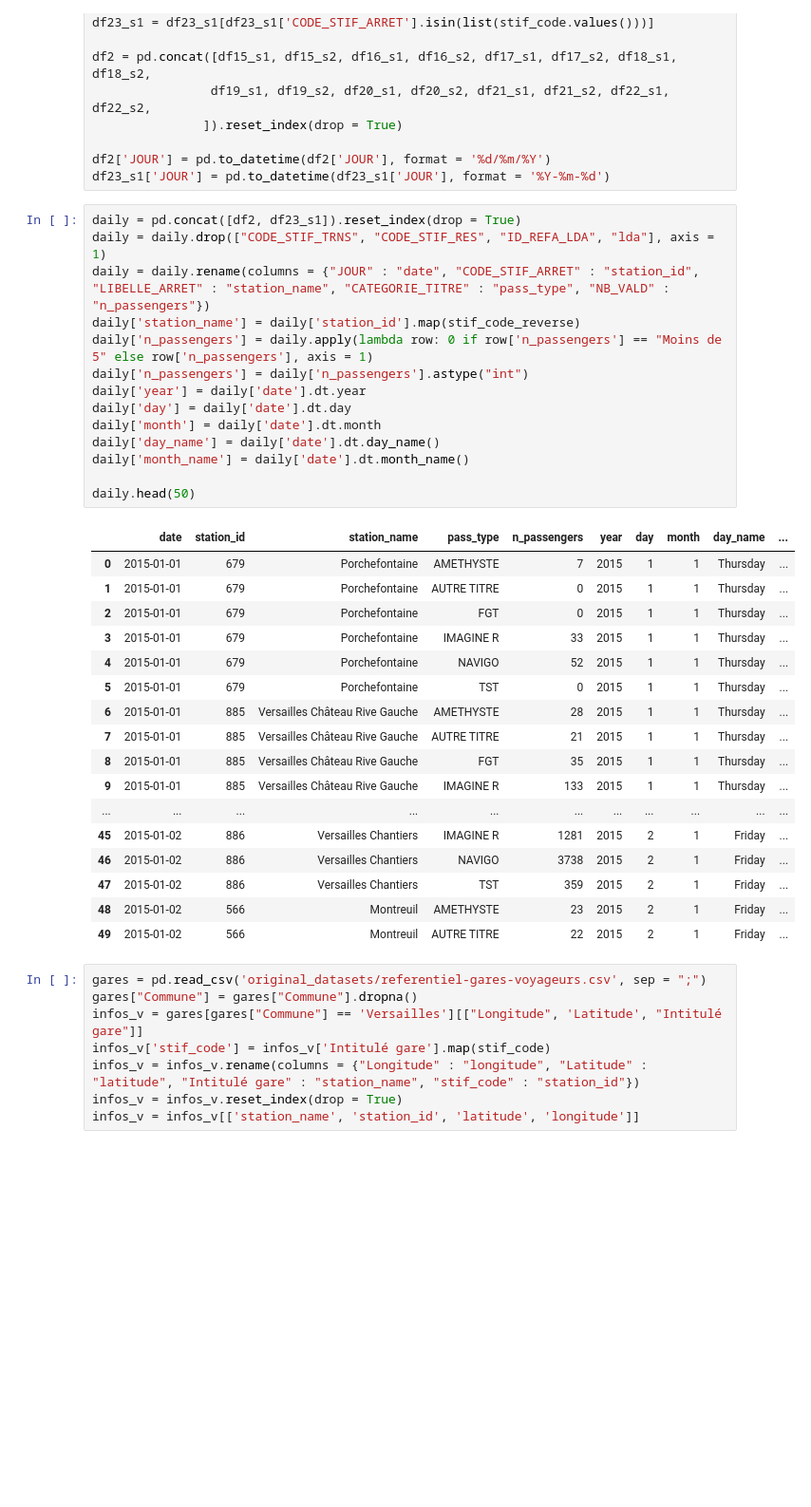
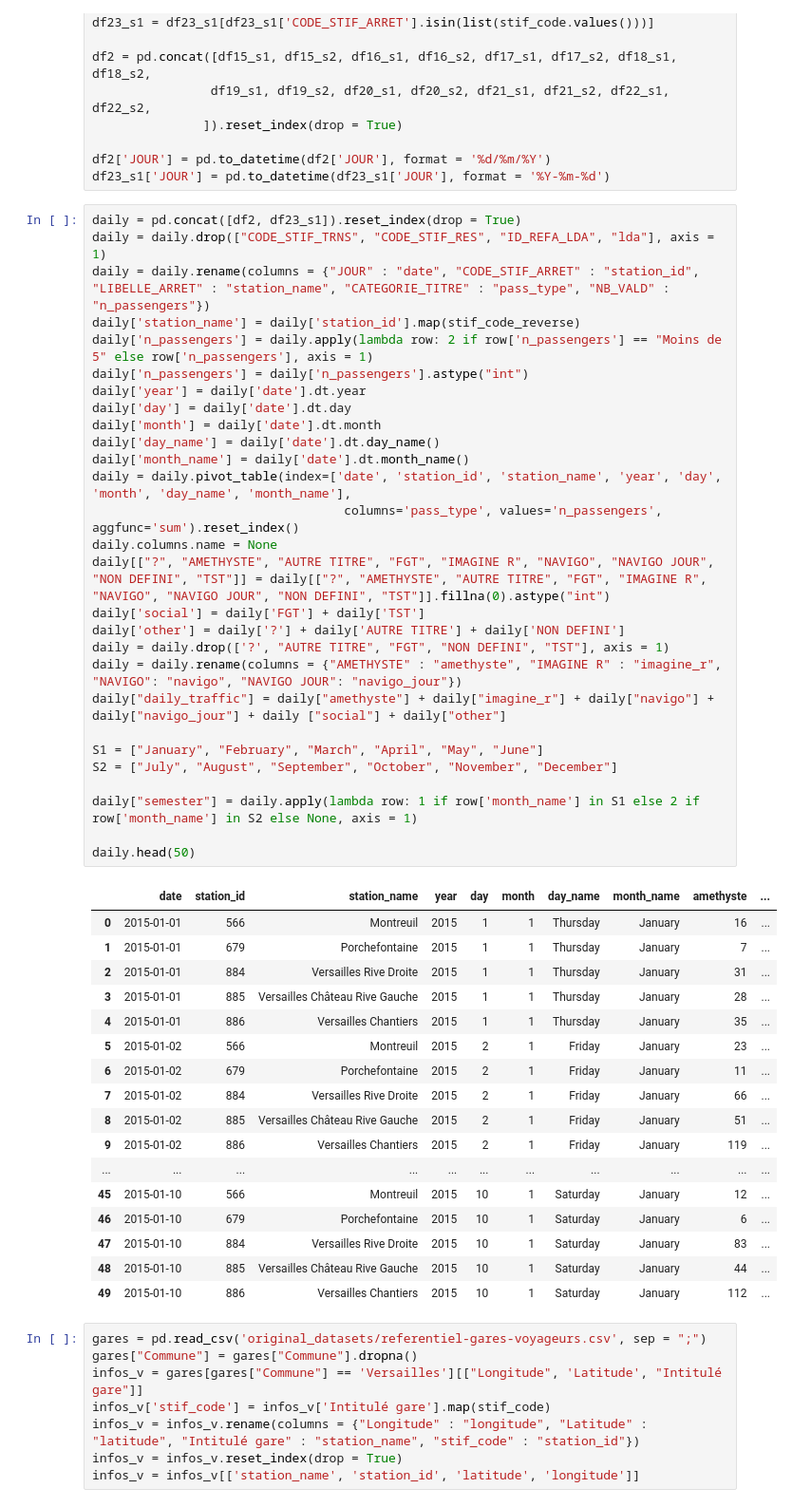
Before and after one commit to lucas-lfp/even-flow__railway-traffic-dashboard, a Jupyter notebook: ef_versailles.ipynb, the cells around one changed output. Shown at 95% size. Saved outputs shown, nothing was run; the diff lists cells and outputs as text; blank space fills up the shorter version.

Commit message:
merges daily and daily_gb

```diff
--- a/ef_versailles.ipynb
+++ b/ef_versailles.ipynb
@@ -128,35 +131,49 @@ df23_s1['JOUR'] = pd.to_datetime(df23_s1['JOUR'], format = '%Y-%m-%d')
 # %%
 daily = pd.concat([df2, df23_s1]).reset_index(drop = True)
 daily = daily.drop(["CODE_STIF_TRNS", "CODE_STIF_RES", "ID_REFA_LDA", "lda"], axis = 1)
 daily = daily.rename(columns = {"JOUR" : "date", "CODE_STIF_ARRET" : "station_id", "LIBELLE_ARRET" : "station_name", "CATEGORIE_TITRE" : "pass_type", "NB_VALD" : "n_passengers"})
 daily['station_name'] = daily['station_id'].map(stif_code_reverse)
-daily['n_passengers'] = daily.apply(lambda row: 0 if row['n_passengers'] == "Moins de 5" else row['n_passengers'], axis = 1)
+daily['n_passengers'] = daily.apply(lambda row: 2 if row['n_passengers'] == "Moins de 5" else row['n_passengers'], axis = 1)
 daily['n_passengers'] = daily['n_passengers'].astype("int")
 daily['year'] = daily['date'].dt.year
 daily['day'] = daily['date'].dt.day
 daily['month'] = daily['date'].dt.month
 daily['day_name'] = daily['date'].dt.day_name()
 daily['month_name'] = daily['date'].dt.month_name()
+daily = daily.pivot_table(index=['date', 'station_id', 'station_name', 'year', 'day', 'month', 'day_name', 'month_name'],
+                                  columns='pass_type', values='n_passengers', aggfunc='sum').reset_index()
+daily.columns.name = None
+daily[["?", "AMETHYSTE", "AUTRE TITRE", "FGT", "IMAGINE R", "NAVIGO", "NAVIGO JOUR", "NON DEFINI", "TST"]] = daily[["?", "AMETHYSTE", "AUTRE TITRE", "FGT", "IMAGINE R", "NAVIGO", "NAVIGO JOUR", "NON DEFINI", "TST"]].fillna(0).astype("int")
+daily['social'] = daily['FGT'] + daily['TST']
+daily['other'] = daily['?'] + daily['AUTRE TITRE'] + daily['NON DEFINI']
+daily = daily.drop(['?', "AUTRE TITRE", "FGT", "NON DEFINI", "TST"], axis = 1)
+daily = daily.rename(columns = {"AMETHYSTE" : "amethyste", "IMAGINE R" : "imagine_r", "NAVIGO": "navigo", "NAVIGO JOUR": "navigo_jour"})
+daily["daily_traffic"] = daily["amethyste"] + daily["imagine_r"] + daily["navigo"] + daily["navigo_jour"] + daily ["social"] + daily["other"]
+
+S1 = ["January", "February", "March", "April", "May", "June"]
+S2 = ["July", "August", "September", "October", "November", "December"]
+
+daily["semester"] = daily.apply(lambda row: 1 if row['month_name'] in S1 else 2 if row['month_name'] in S2 else None, axis = 1)
 
 daily.head(50)
 # %% [output]
-|  | date | station_id | station_name | pass_type | n_passengers | year | day | month | day_name | ... |
-| 0 | 2015-01-01 | 679 | Porchefontaine | AMETHYSTE | 7 | 2015 | 1 | 1 | Thursday | ... |
-| 1 | 2015-01-01 | 679 | Porchefontaine | AUTRE TITRE | 0 | 2015 | 1 | 1 | Thursday | ... |
-| 2 | 2015-01-01 | 679 | Porchefontaine | FGT | 0 | 2015 | 1 | 1 | Thursday | ... |
-| 3 | 2015-01-01 | 679 | Porchefontaine | IMAGINE R | 33 | 2015 | 1 | 1 | Thursday | ... |
-| 4 | 2015-01-01 | 679 | Porchefontaine | NAVIGO | 52 | 2015 | 1 | 1 | Thursday | ... |
-| 5 | 2015-01-01 | 679 | Porchefontaine | TST | 0 | 2015 | 1 | 1 | Thursday | ... |
-| 6 | 2015-01-01 | 885 | Versailles Château Rive Gauche | AMETHYSTE | 28 | 2015 | 1 | 1 | Thursday | ... |
-| 7 | 2015-01-01 | 885 | Versailles Château Rive Gauche | AUTRE TITRE | 21 | 2015 | 1 | 1 | Thursday | ... |
-| 8 | 2015-01-01 | 885 | Versailles Château Rive Gauche | FGT | 35 | 2015 | 1 | 1 | Thursday | ... |
-| 9 | 2015-01-01 | 885 | Versailles Château Rive Gauche | IMAGINE R | 133 | 2015 | 1 | 1 | Thursday | ... |
+|  | date | station_id | station_name | year | day | month | day_name | month_name | amethyste | ... |
+| 0 | 2015-01-01 | 566 | Montreuil | 2015 | 1 | 1 | Thursday | January | 16 | ... |
+| 1 | 2015-01-01 | 679 | Porchefontaine | 2015 | 1 | 1 | Thursday | January | 7 | ... |
+| 2 | 2015-01-01 | 884 | Versailles Rive Droite | 2015 | 1 | 1 | Thursday | January | 31 | ... |
+| 3 | 2015-01-01 | 885 | Versailles Château Rive Gauche | 2015 | 1 | 1 | Thursday | January | 28 | ... |
+| 4 | 2015-01-01 | 886 | Versailles Chantiers | 2015 | 1 | 1 | Thursday | January | 35 | ... |
+| 5 | 2015-01-02 | 566 | Montreuil | 2015 | 2 | 1 | Friday | January | 23 | ... |
+| 6 | 2015-01-02 | 679 | Porchefontaine | 2015 | 2 | 1 | Friday | January | 11 | ... |
+| 7 | 2015-01-02 | 884 | Versailles Rive Droite | 2015 | 2 | 1 | Friday | January | 66 | ... |
+| 8 | 2015-01-02 | 885 | Versailles Château Rive Gauche | 2015 | 2 | 1 | Friday | January | 51 | ... |
+| 9 | 2015-01-02 | 886 | Versailles Chantiers | 2015 | 2 | 1 | Friday | January | 119 | ... |
 | ... | ... | ... | ... | ... | ... | ... | ... | ... | ... | ... |
-| 45 | 2015-01-02 | 886 | Versailles Chantiers | IMAGINE R | 1281 | 2015 | 2 | 1 | Friday | ... |
-| 46 | 2015-01-02 | 886 | Versailles Chantiers | NAVIGO | 3738 | 2015 | 2 | 1 | Friday | ... |
-| 47 | 2015-01-02 | 886 | Versailles Chantiers | TST | 359 | 2015 | 2 | 1 | Friday | ... |
-| 48 | 2015-01-02 | 566 | Montreuil | AMETHYSTE | 23 | 2015 | 2 | 1 | Friday | ... |
-| 49 | 2015-01-02 | 566 | Montreuil | AUTRE TITRE | 22 | 2015 | 2 | 1 | Friday | ... |
+| 45 | 2015-01-10 | 566 | Montreuil | 2015 | 10 | 1 | Saturday | January | 12 | ... |
+| 46 | 2015-01-10 | 679 | Porchefontaine | 2015 | 10 | 1 | Saturday | January | 6 | ... |
+| 47 | 2015-01-10 | 884 | Versailles Rive Droite | 2015 | 10 | 1 | Saturday | January | 83 | ... |
+| 48 | 2015-01-10 | 885 | Versailles Château Rive Gauche | 2015 | 10 | 1 | Saturday | January | 44 | ... |
+| 49 | 2015-01-10 | 886 | Versailles Chantiers | 2015 | 10 | 1 | Saturday | January | 112 | ... |
 # %%
 gares = pd.read_csv('original_datasets/referentiel-gares-voyageurs.csv', sep = ";")
 gares["Commune"] = gares["Commune"].dropna()
```
Also changed, not shown: parts of 5 cells of this notebook.
